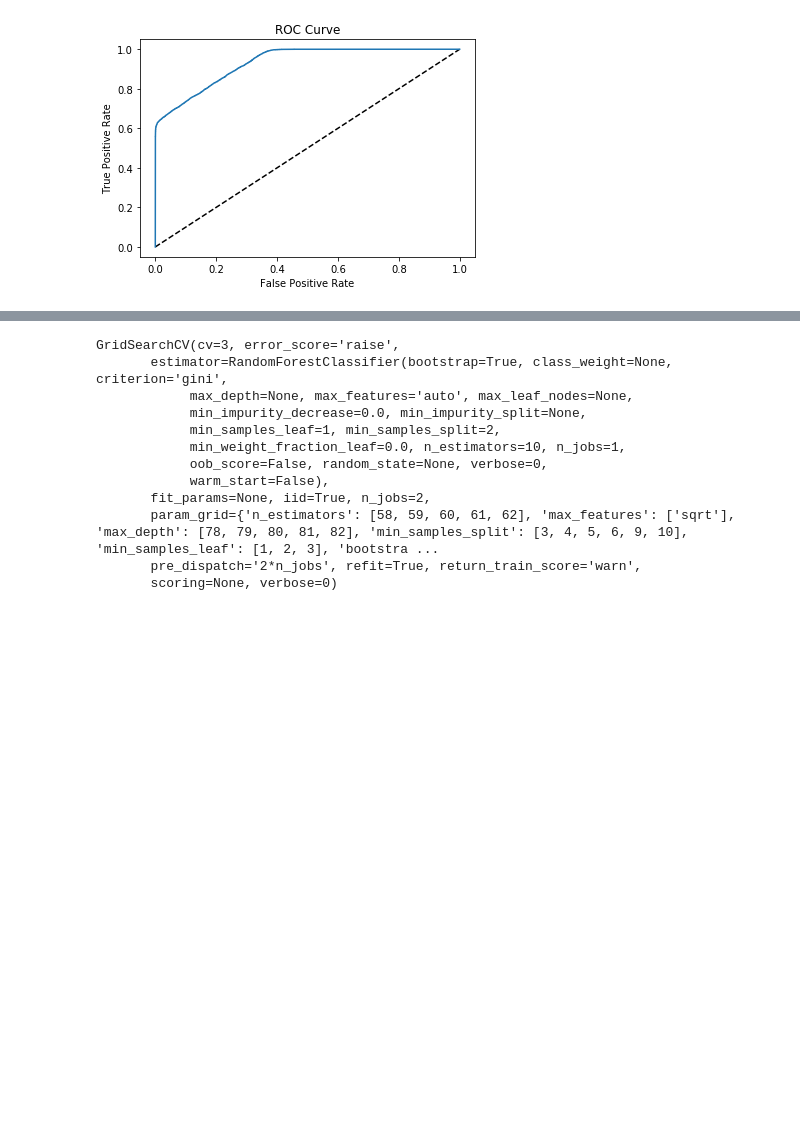
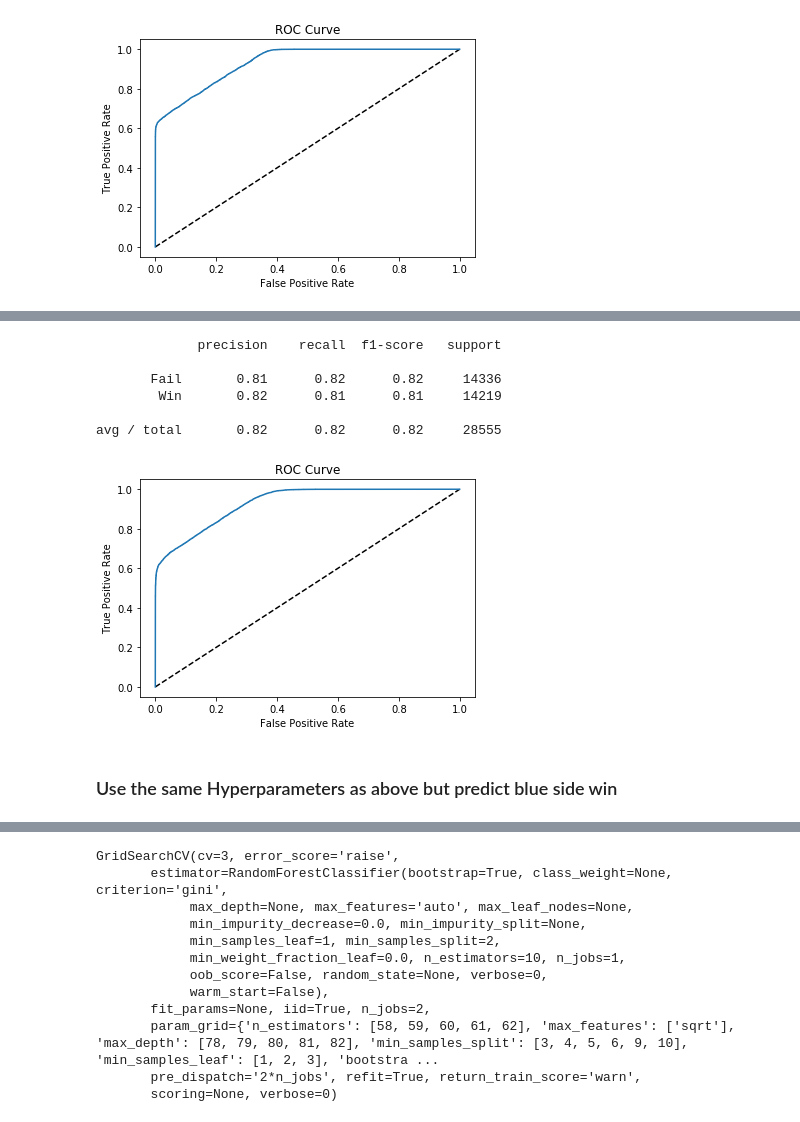
Before and after one commit to jltsao88/Predicting_Matches_Esports, a Jupyter notebook: Machine_Learning.ipynb, the cells around one changed output, grey strips where cells are left out. Cells and saved outputs as stored; diff of their text form; code cells hidden in the pictures; blank space fills up the shorter version.

Commit message:
ROC curves and more model fitting

```diff
--- a/Machine_Learning.ipynb
+++ b/Machine_Learning.ipynb
@@ -283,0 +312,8 @@ plt.show()
+# %%
+#Predict red_side win with 2nd feature set
+rf4_feat2 = RandomForestClassifier(bootstrap=True,
+                                   max_depth=80, max_features='sqrt',
+                                   min_samples_leaf=1, min_samples_split=5,
+                                   n_estimators=60)
+
+cv_rf_results_params_feat2 = cross_val_score(rf4_feat2, X2, red_win, cv=5)
@@ -283,0 +336,3 @@ plt.show()
+# %%
+#fit the model
+rf4_feat2.fit(X_train2, y_train2)
@@ -283,0 +354,25 @@ plt.show()
+# %%
+#Classification Report
+print(classification_report(y_test2, rf4_feat2_predict))
+# %% [output]
+             precision    recall  f1-score   support
+
+       Fail       0.81      0.82      0.82     14336
+        Win       0.82      0.81      0.81     14219
+
+avg / total       0.82      0.82      0.82     28555
+# %%
+rf4_predict_proba_feat2 = rf4_feat2.predict_proba(X_test2)[:,1]
+# %%
+fpr, tpr, thresholds = roc_curve(y_test2, rf4_predict_proba_feat2, pos_label='Win')
+# %%
+plt.plot([0,1], [0,1], 'k--')
+plt.plot(fpr, tpr)
+plt.xlabel('False Positive Rate')
+plt.ylabel('True Positive Rate')
+plt.title('ROC Curve')
+plt.show()
+# %% [output]
+[figure, added]
+# %% [markdown]
+### Use the same Hyperparameters as above but predict blue side win
```
Also changed, not shown: parts of 32 cells of this notebook.
